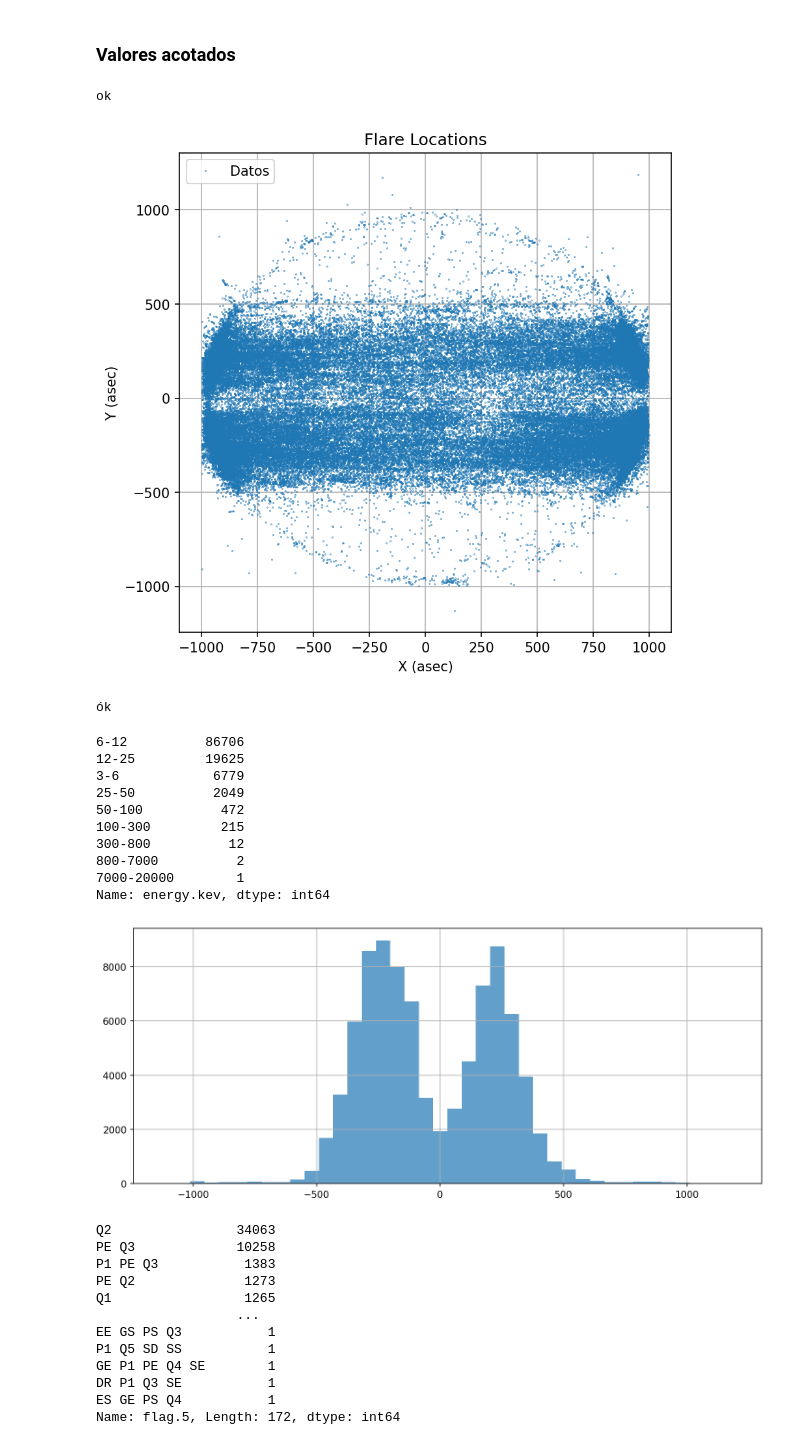
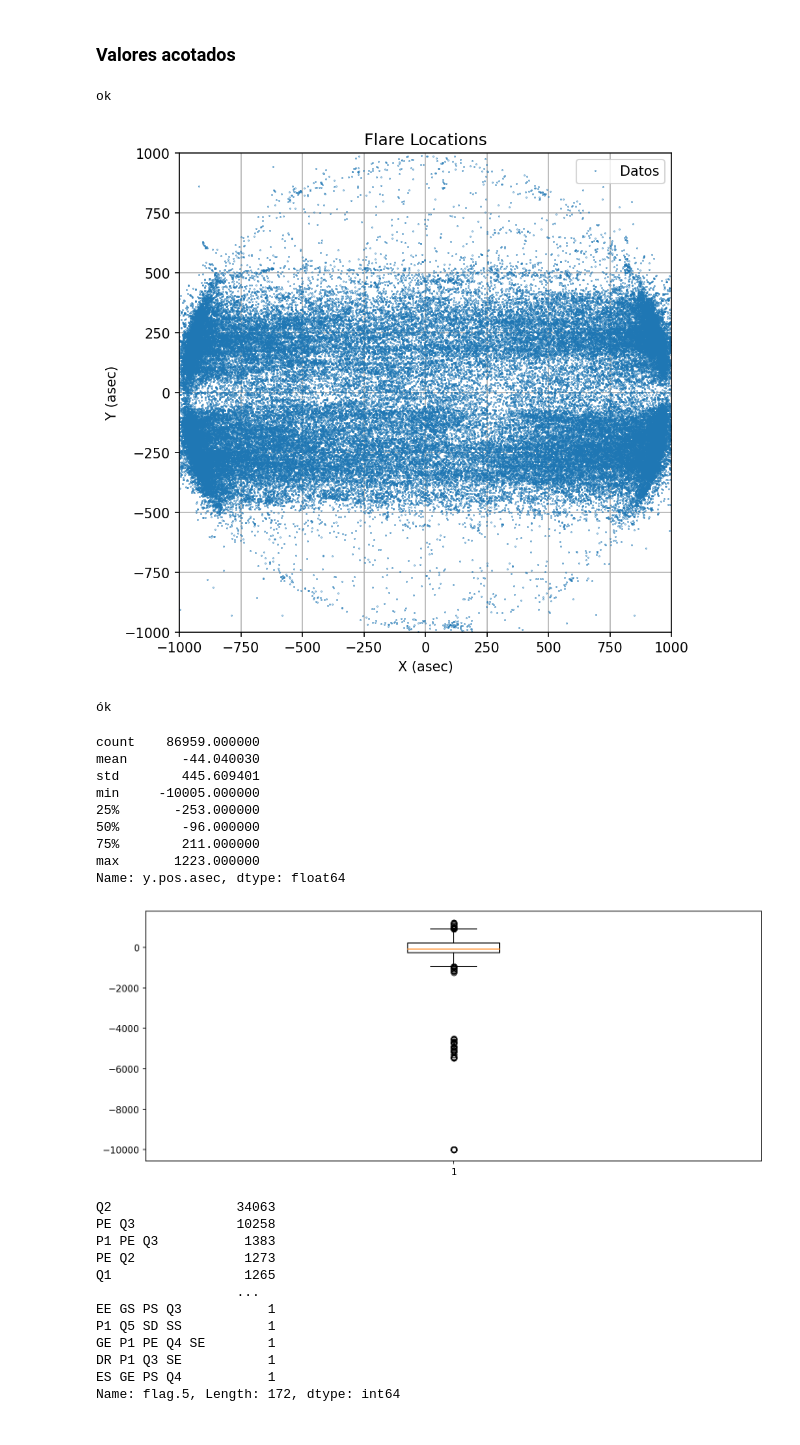
Before and after one commit to Exploratory-Data-Analiysis/Exam_1, a Jupyter notebook: ParcialFC.ipynb, the cells around one changed output. Saved outputs shown, nothing was run; the diff lists cells and outputs as text; code cells hidden in the pictures.

Commit message:
Se añaden las boxplots

```diff
--- a/ParcialFC.ipynb
+++ b/ParcialFC.ipynb
@@ -112,78 +112,83 @@ dffull
 #### Se utilizan solo los valores referentes a la superficie solar y se descartan los puntos aislados
 ## To Do: Hacer una función que acote el dataframe
 
-dfacotada = df # Copia el dataframe que se desea acotar
+# dfacotada = df # Copia el dataframe que se desea acotar
+# vmin = -1000
+# vmax = 1000
+# # Minimo
 
-# Minimo
+# test = dfacotada['x.pos.asec'].idxmin() # Guarda el index del valor minimo
 
-test = dfacotada['x.pos.asec'].idxmin() # Guarda el index del valor minimo
+# while (dfacotada['x.pos.asec'].min() <= vmin): # Esto se puede transformar en una función que acote los datos a un valor límite, como min() o max()
+#     test = dfacotada['x.pos.asec'].idxmin()
+#     dfacotada = dfacotada.drop([test], axis = 0)
 
-while (dfacotada['x.pos.asec'].min() <= -1000): # Esto se puede transformar en una función que acote los datos a un valor límite, como min() o max()
-    test = dfacotada['x.pos.asec'].idxmin()
-    dfacotada = dfacotada.drop([test], axis = 0)
+# # Maximo
 
-# Maximo
+# test = dfacotada['x.pos.asec'].idxmax() # Guarda el index del valor maximo
 
-test = dfacotada['x.pos.asec'].idxmax() # Guarda el index del valor maximo
-
-while (dfacotada['x.pos.asec'].max() >= 1000):
-    test = dfacotada['x.pos.asec'].idxmax()
-    dfacotada = dfacotada.drop([test], axis = 0)
+# while (dfacotada['x.pos.asec'].max() >= vmax):
+#     test = dfacotada['x.pos.asec'].idxmax()
+#     dfacotada = dfacotada.drop([test], axis = 0)
 
 # print(dfacotada['x.pos.asec'].min())
 # print(dfacotada['x.pos.asec'].max())
 
 plt.figure(figsize=(6.5,6.5), dpi = 150)
 plt.title('Flare Locations')
-plt.plot(dfacotada['x.pos.asec'],
-         dfacotada['y.pos.asec'], 'o', markersize=0.3, label='Datos')
+plt.plot(df['x.pos.asec'],
+         df['y.pos.asec'], 'o', markersize=0.3, label='Datos')
 plt.legend()
 plt.xlabel('X (asec)')
 plt.ylabel('Y (asec)')
+plt.xlim(-1000, 1000)
+plt.ylim(-1000, 1000)
 plt.grid()
 print('ok')
 
 # dffull no mod
 # %% [output]
 ok
-[figure, old version]
+[figure, new version]
 # %%
 #### To Do: Estadística con los datos
 
-energy = dfacotada['energy.kev'] == '6-12' # Se filtra por rango de energias
-dfenergy = dfacotada[energy]
+energy = df['energy.kev'] == '6-12' # Se filtra por rango de energias
+dfenergy = df[energy]
 
 datos = dfenergy['y.pos.asec']
 datos.describe()
 
 plt.figure(figsize=(12,5), dpi = 150)
-plt.hist(datos, bins = 40, alpha = 0.7)
-plt.grid()
-
-# x = y = np.linspace(-5, 5, 100)
-# X,Y = np.meshgrid(x,y)
-# Z = (-4*X)/(X**2 + Y**2 + 1)
+plt.boxplot(datos)
 
 
-# plt.figure(figsize=(6.5,6.5), dpi = 150)
-# plt.contour(X,Y,Z)
+# plt.hist(datos, bins = 40, alpha = 0.7)
+# plt.plot(dfenergy['x.pos.asec'], dfenergy['y.pos.asec'], 'o', markersize=0.3, label='Datos')
 # plt.grid()
+
+# plt.figure(figsize=(10,7), dpi = 150)
+# sns.kdeplot(x=dfenergy['x.pos.asec'], y=dfenergy['y.pos.asec'])
+
+# sns.pairplot(dfenergy[['x.pos.asec', 'y.pos.asec']], kind='kde')
+
+
+
 print('ók')
 
-dfacotada['energy.kev'].value_counts()
+dfenergy['y.pos.asec'].describe()
 # %% [output]
 ók
-6-12          86706
-12-25         19625
-3-6            6779
-25-50          2049
-50-100          472
-100-300         215
-300-800          12
-800-7000          2
-7000-20000        1
-Name: energy.kev, dtype: int64
+count    86959.000000
+mean       -44.040030
+std        445.609401
+min     -10005.000000
+25%       -253.000000
+50%        -96.000000
+75%        211.000000
+max       1223.000000
+Name: y.pos.asec, dtype: float64
-[figure, old version]
+[figure, new version]
 # %%
 ### ???
 
```
